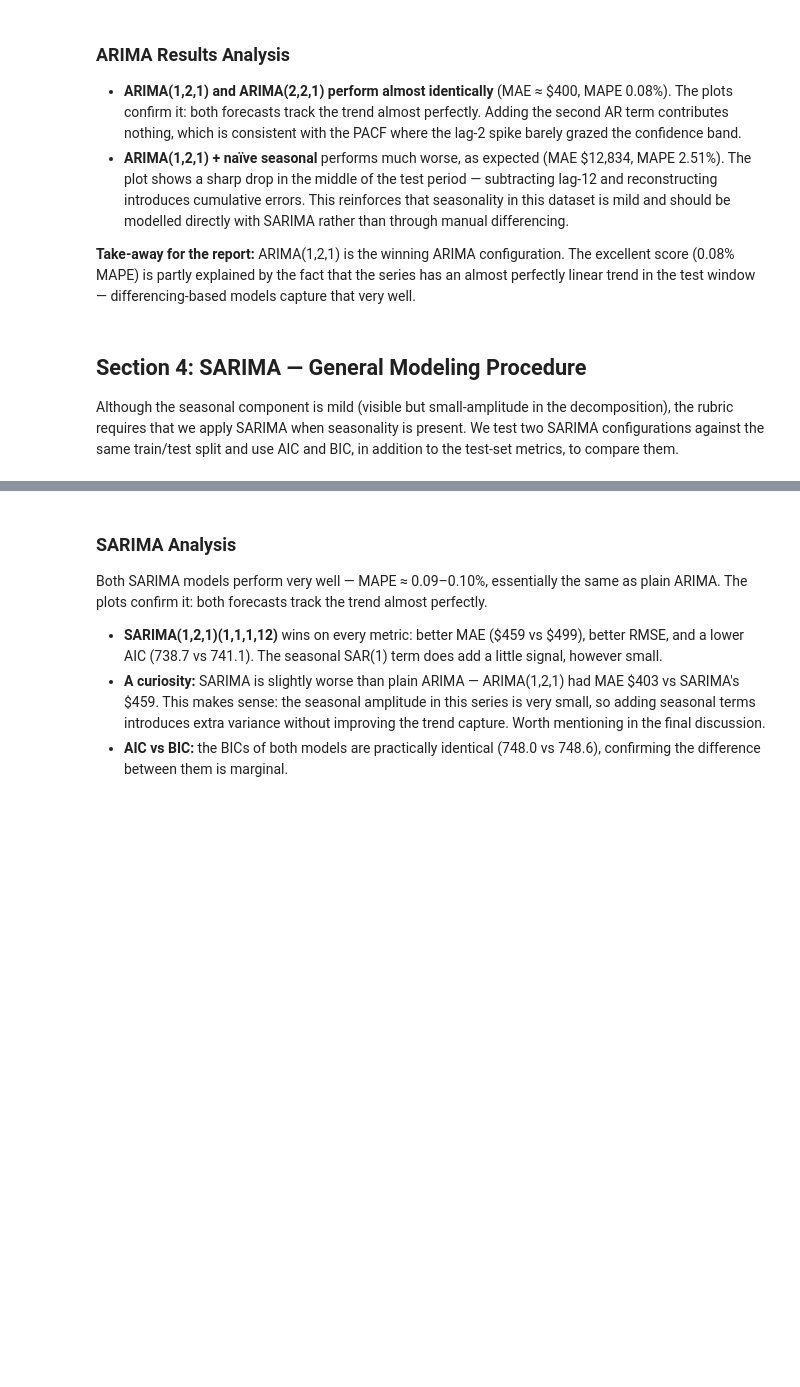
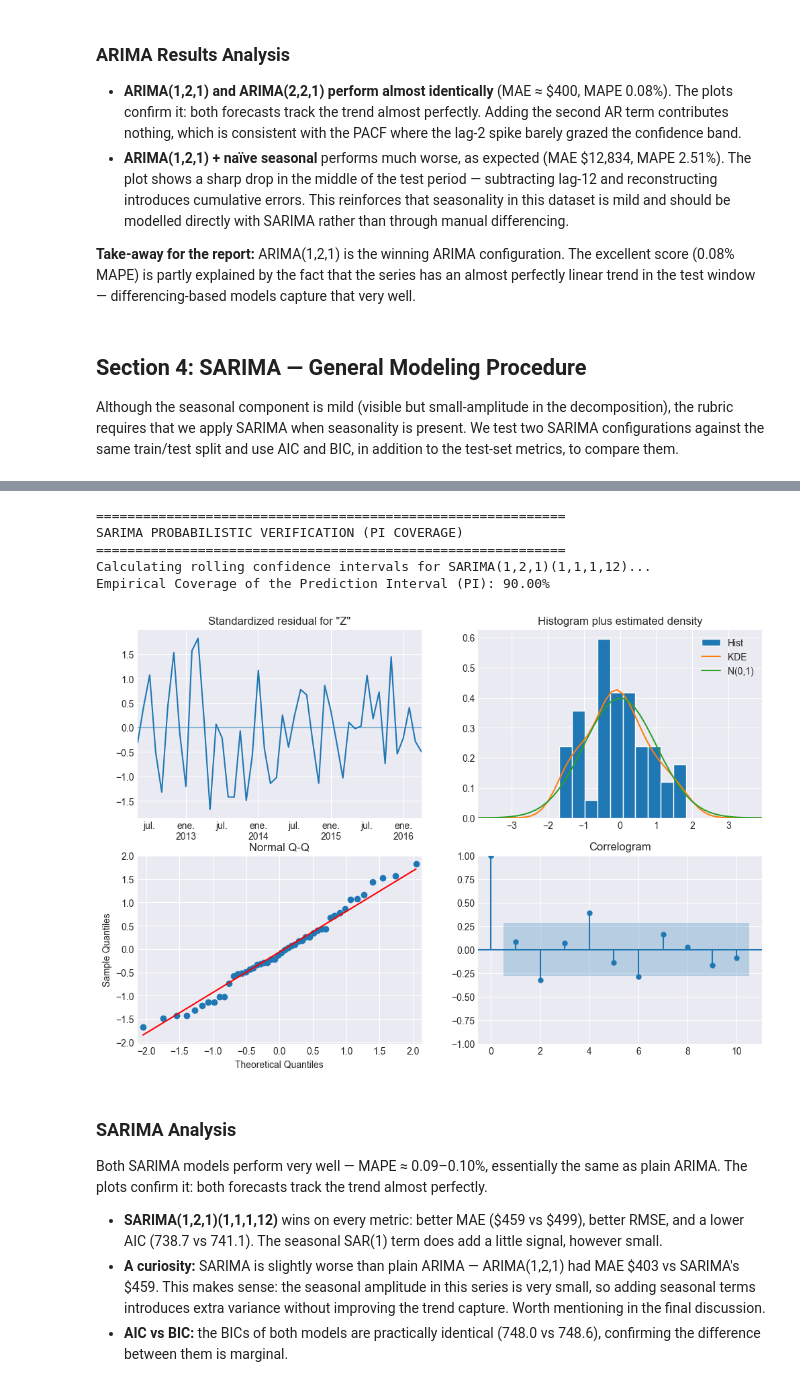
Before and after one commit to asier-larrazabal/HousePricePrediction, a Jupyter notebook: 00_Analysis.ipynb, the cells around one changed output, grey strips where cells are left out. Drawn from its saved outputs; the diff is of its cells as text; code cells hidden in the pictures; blank space fills up the shorter version.

```diff
--- a/00_Analysis.ipynb
+++ b/00_Analysis.ipynb
@@ -681,6 +792,71 @@ Test:  2016-05-31  → 2017-12-31  (20 months)
   SARIMA(1,2,1)(1,1,1,12)  →  AIC: 738.7  |  BIC: 748.0
   SARIMA(1,2,1)(0,1,1,12)  →  AIC: 741.1  |  BIC: 748.6
 [figure]
+# %%
+import pandas as pd
+
+# ============================================================
+# SARIMA: PROBABILISTIC VERIFICATION (PI COVERAGE)
+# ============================================================
+print("\n" + "=" * 60)
+print("SARIMA PROBABILISTIC VERIFICATION (PI COVERAGE)")
+print("=" * 60)
+
+# 1. Helper function to extract Confidence Intervals during rolling forecast
+def sarima_rolling_forecast_with_ci(train_series, test_series, order, seasonal_order, alpha=0.05):
+    history = list(train_series)
+    ci_list = []
+
+    for t in range(len(test_series)):
+        model = SARIMAX(history,
+                        order=order,
+                        seasonal_order=seasonal_order,
+                        enforce_stationarity=False,
+                        enforce_invertibility=False)
+        result = model.fit(disp=False)
+
+        # Get forecast object to extract intervals
+        forecast_obj = result.get_forecast(steps=1)
+        # conf_int returns an array like [[lower_bound, upper_bound]]
+        ci = forecast_obj.conf_int(alpha=alpha)[0]
+        ci_list.append(ci)
+
+        history.append(test_series.iloc[t])
+
+    # Convert list to DataFrame with matching test indices
+    ci_df = pd.DataFrame(ci_list, columns=['lower', 'upper'], index=test_series.index)
+    return ci_df
+
+print("Calculating rolling confidence intervals for SARIMA(1,2,1)(1,1,1,12)...")
+# Assuming Model 1 is the chosen one for this diagnostic
+sarima_pred_ci = sarima_rolling_forecast_with_ci(
+    train[target_col], test[target_col],
+    order=(1,2,1), seasonal_order=(1,1,1,12)
+)
+
+# 2. Function to calculate Empirical Coverage of the Prediction Interval (PI)
+def calculate_pi_coverage(y_true, pred_ci):
+    # Calculates the % of times the actual value fell within the prediction interval
+    coverage = ((y_true >= pred_ci['lower']) & (y_true <= pred_ci['upper'])).mean() * 100
+    print(f"Empirical Coverage of the Prediction Interval (PI): {coverage:.2f}%")
+    return coverage
+
+# Calculate coverage using actual test data and the generated intervals
+coverage_sarima = calculate_pi_coverage(test[target_col], sarima_pred_ci)
+
+# Optional: You can also print the residual diagnostics for SARIMA
+best_sarima_model = SARIMAX(train[target_col], order=(1,2,1), seasonal_order=(1,1,1,12),
+                            enforce_stationarity=False, enforce_invertibility=False).fit(disp=False)
+best_sarima_model.plot_diagnostics(figsize=(12, 8))
+plt.savefig('outputs/plots/sarima_diagnostics.png')
+plt.show()
+# %% [output]
+============================================================
+SARIMA PROBABILISTIC VERIFICATION (PI COVERAGE)
+============================================================
+Calculating rolling confidence intervals for SARIMA(1,2,1)(1,1,1,12)...
+Empirical Coverage of the Prediction Interval (PI): 90.00%
+[figure, added]
 # %% [markdown]
 ### SARIMA Analysis
 
```
Also changed, not shown: parts of 17 cells of this notebook, 6 other files.
